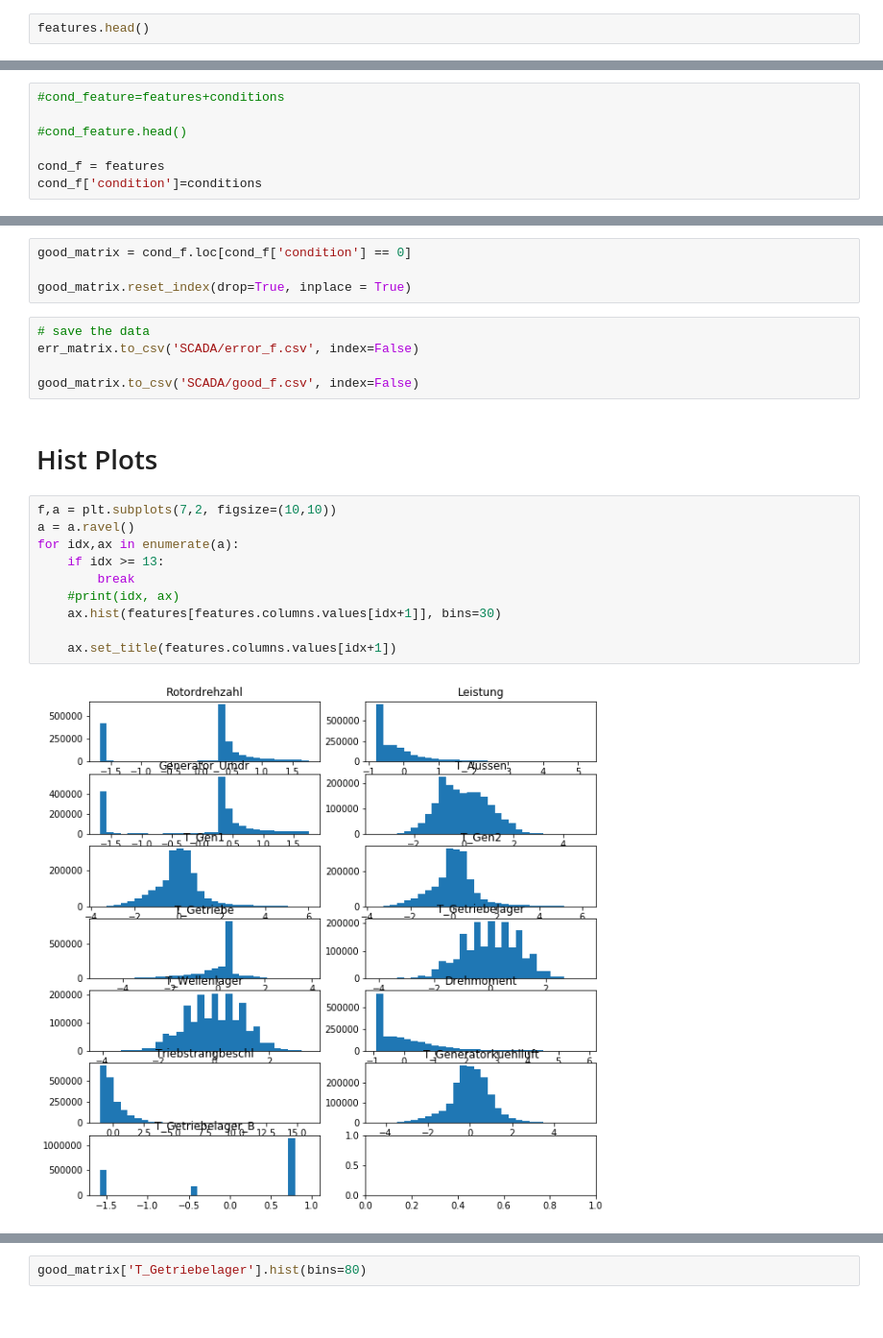
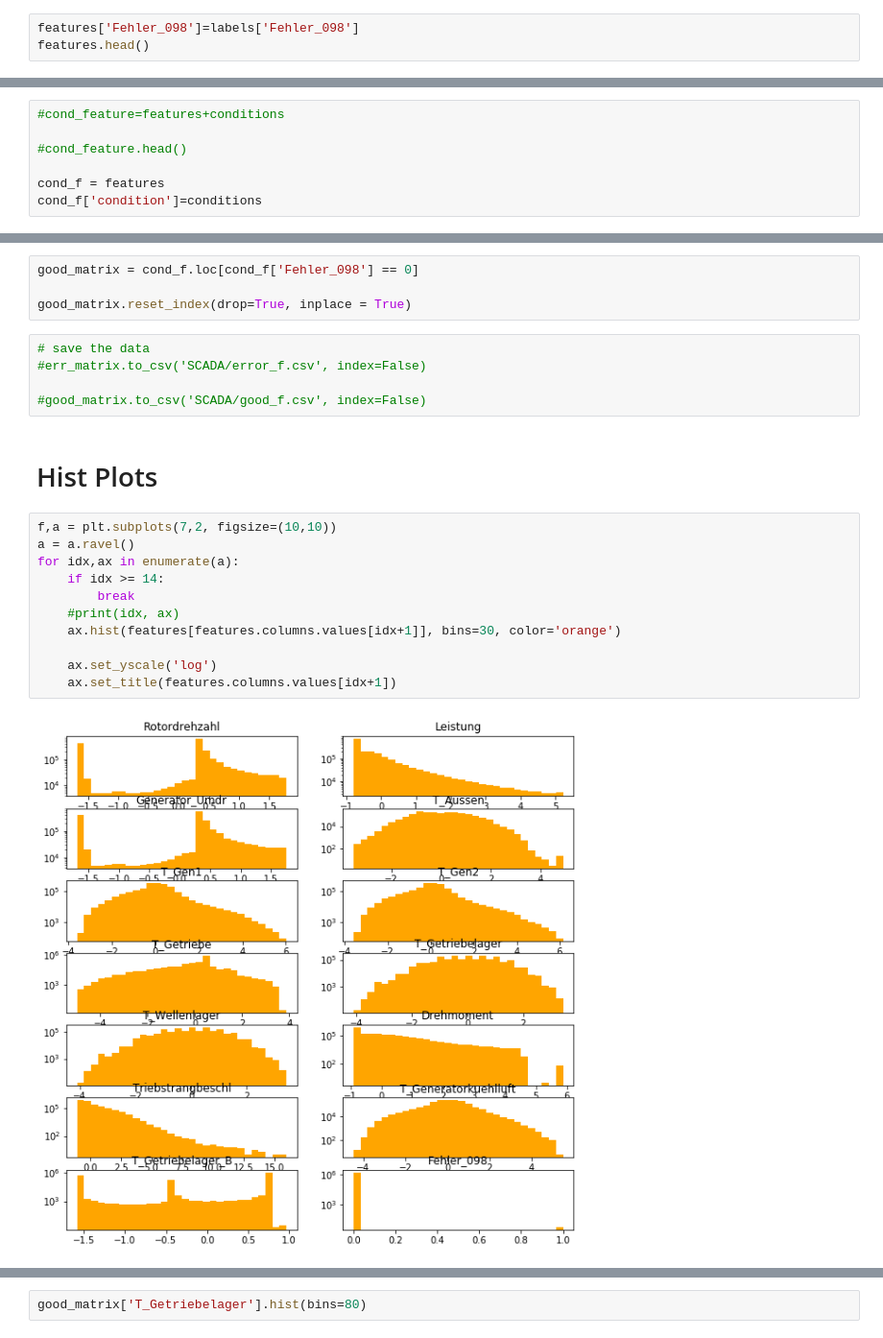
Before and after one commit to meetshrihari/One-Class_SVM_ML, a Jupyter notebook: SCADA_Preprocessing.ipynb, the cells around one changed output, grey strips where cells are left out. Shown at 96% size. Cells and saved outputs as stored; diff of their text form.

```diff
--- a/SCADA_Preprocessing.ipynb
+++ b/SCADA_Preprocessing.ipynb
@@ -38,6 +38,7 @@ Fehler_098      5
 Fehler_425      1
 dtype: int64
 # %%
+features['Fehler_098']=labels['Fehler_098']
 features.head()
 # %% [output]
 |  | Unnamed: 0 | Rotordrehzahl | Leistung | Generator_Umdr | T_Aussen | T_Gen1 | T_Gen2 | T_Getriebe | ... |
@@ -76,26 +64,27 @@ err_matrix.reset_index(drop=True, inplace = True)
 # %%
-good_matrix = cond_f.loc[cond_f['condition'] == 0]
+good_matrix = cond_f.loc[cond_f['Fehler_098'] == 0]
 
 good_matrix.reset_index(drop=True, inplace = True)
 # %%
 # save the data
-err_matrix.to_csv('SCADA/error_f.csv', index=False)
+#err_matrix.to_csv('SCADA/error_f.csv', index=False)
 
-good_matrix.to_csv('SCADA/good_f.csv', index=False)
+#good_matrix.to_csv('SCADA/good_f.csv', index=False)
 # %% [markdown]
 # Hist Plots
 # %%
 f,a = plt.subplots(7,2, figsize=(10,10))
 a = a.ravel()
 for idx,ax in enumerate(a):
-    if idx >= 13:
+    if idx >= 14:
         break
     #print(idx, ax)
-    ax.hist(features[features.columns.values[idx+1]], bins=30)
+    ax.hist(features[features.columns.values[idx+1]], bins=30, color='orange')
 
+    ax.set_yscale('log')
     ax.set_title(features.columns.values[idx+1])
 # %% [output]
-[figure, old version]
+[figure, new version]
 # %%
 f,a = plt.subplots(7,2, figsize=(12,10))
 a = a.ravel()
```
Also changed, not shown: parts of 13 cells of this notebook.
